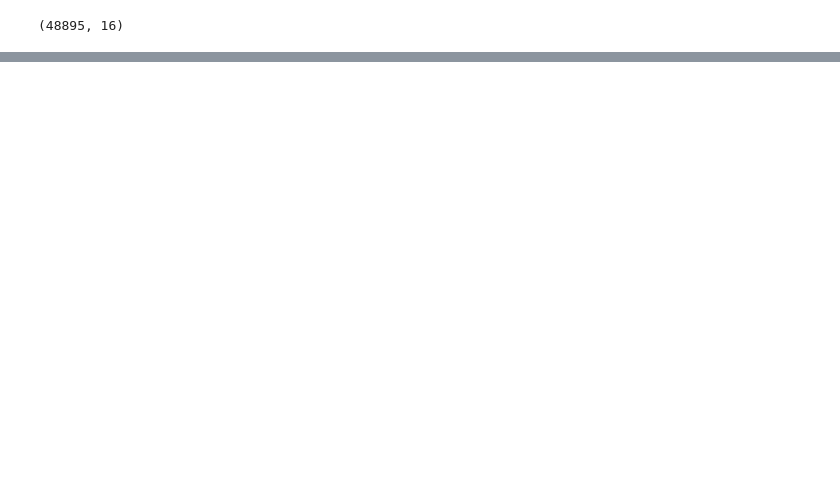
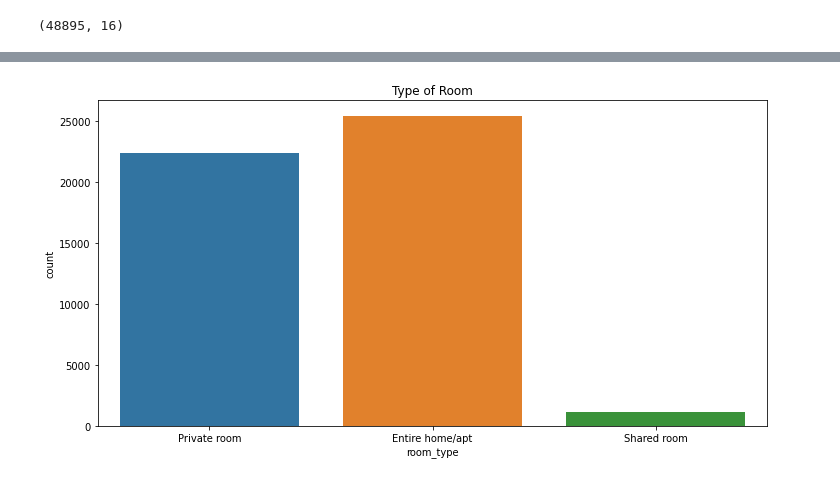
Before and after one commit to Yashwati-patel/Airbnb_booking_analysis, a Jupyter notebook: Final_notebook_Airbnb_booking_analysis.ipynb, the cells around one changed output, grey strips where cells are left out. Cells and saved outputs as stored; diff of their text form; code cells hidden in the pictures; blank space fills up the shorter version.

```diff
--- a/Final_notebook_Airbnb_booking_analysis.ipynb
+++ b/Final_notebook_Airbnb_booking_analysis.ipynb
@@ -248,0 +323,8 @@ plt.show()
+# %%
+# we can check type of room
+plt.figure(figsize=(12,6))
+plt.title("Type of Room")
+sns.countplot(data.room_type)
+plt.show()
+# %% [output]
+[figure, added]
```
Also changed, not shown: parts of 49 cells of this notebook.
